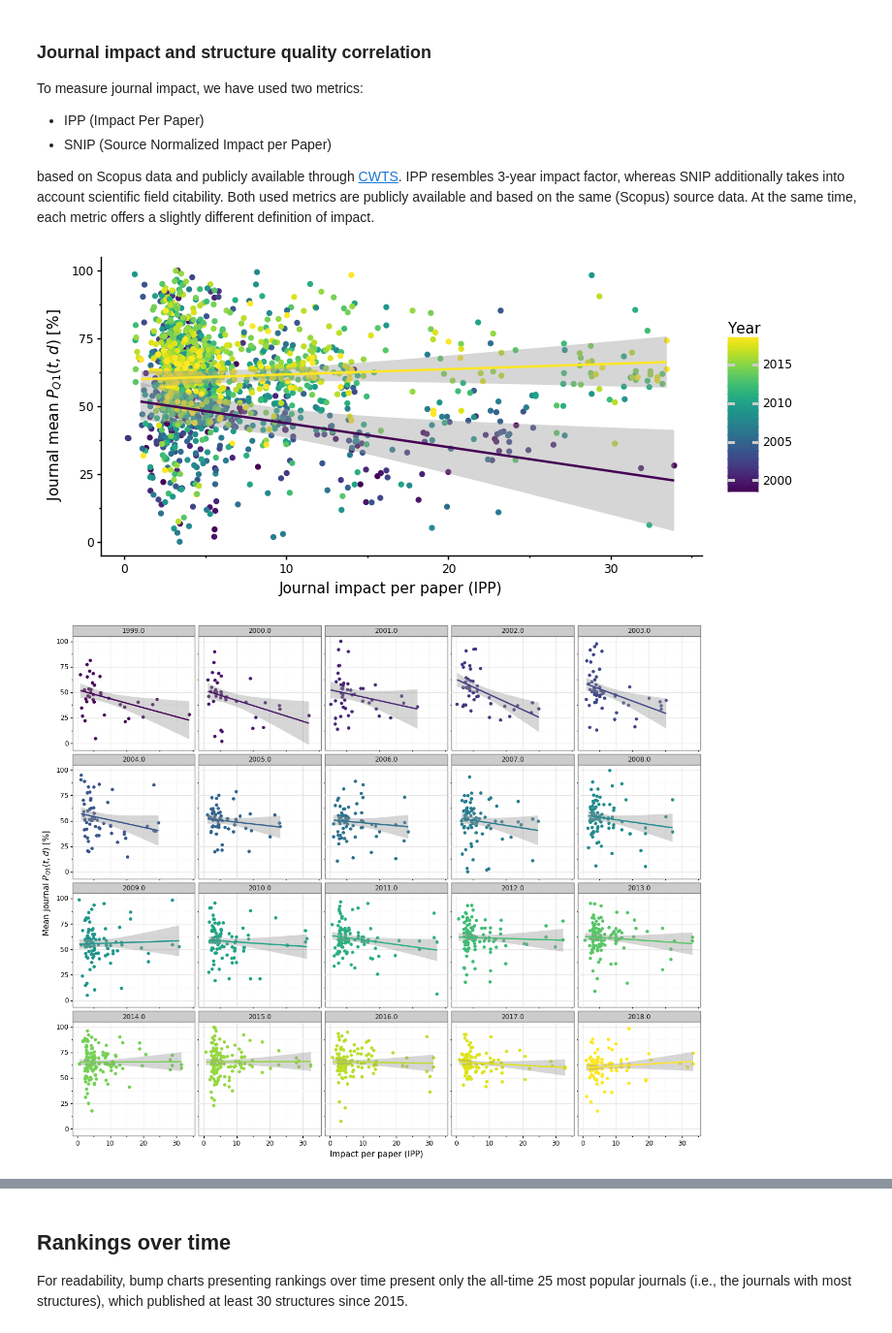
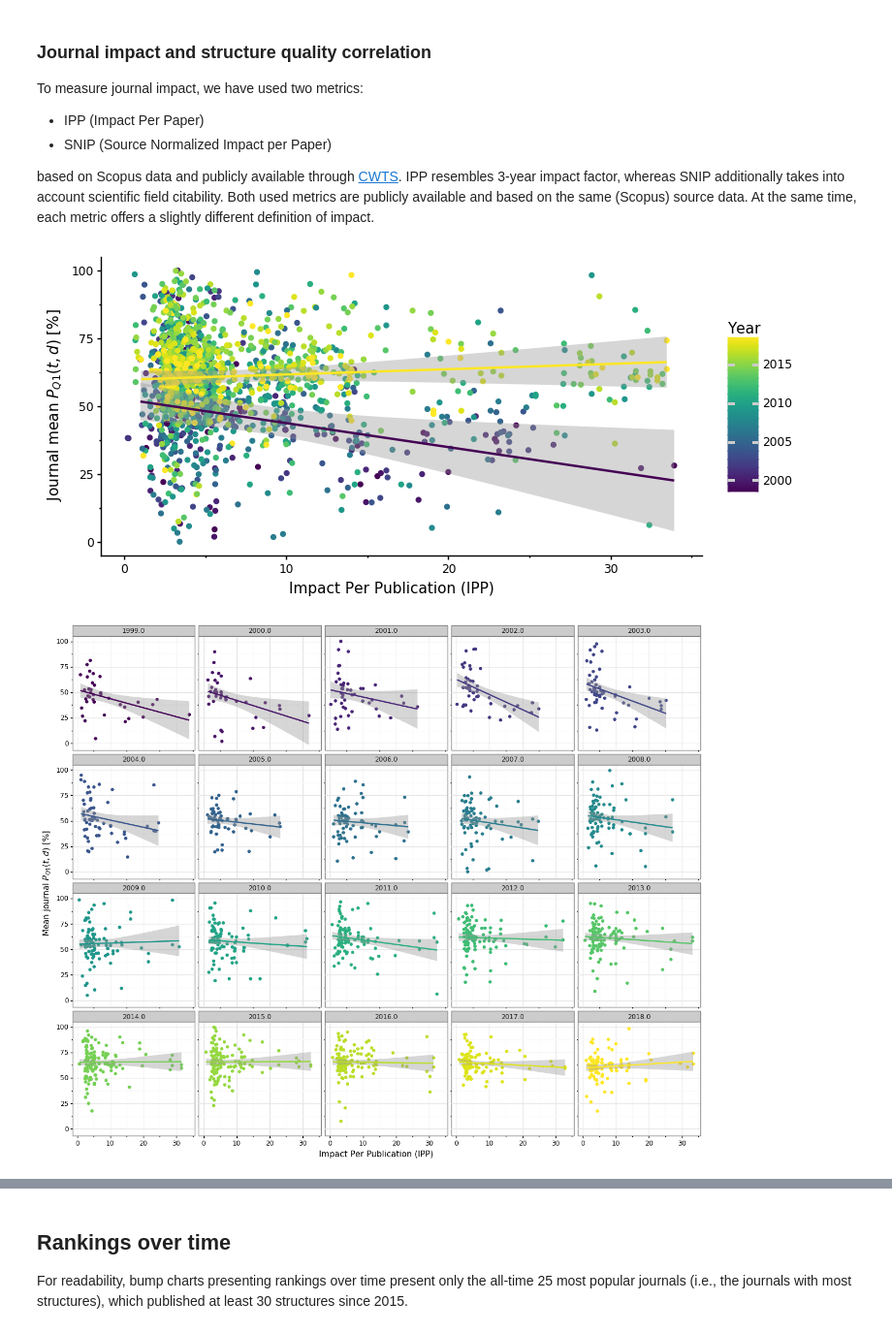
Before and after one commit to dabrze/pdb_structure_quality, a Jupyter notebook: PDB analysis.ipynb, the cells around one changed output, grey strips where cells are left out. Shown at 97% size. Drawn from its saved outputs; the diff is of its cells as text; code cells hidden in the pictures.

```diff
--- a/PDB analysis.ipynb
+++ b/PDB analysis.ipynb
@@ -1103,22 +1103,22 @@ ranking_for_year.loc[:, "Q1(td) percentile"] = ranking_for_year.loc[:, "Q1(td) p
 # %%
 with warnings.catch_warnings():
     warnings.simplefilter("ignore")
     p = (ggplot(ranking_for_year, aes(x="IPP", y="Q1(td) percentile", color="Year")) +
      geom_point() +
      geom_smooth(data=ranking_for_year.loc[ranking_for_year.Year == 1999.0, :], method="lm") +
      geom_smooth(data=ranking_for_year.loc[ranking_for_year.Year == 2018.0, :], method="lm") +
      theme_classic() +
      ylim(0,100) +
      ylab("Journal mean $P_{Q1}(t,d)$ [%]") +
-     xlab("Journal impact per paper (IPP)") +
+     xlab("Impact Per Publication (IPP)") +
      scale_color_cmap("viridis") +
      theme(axis_text_x=element_text(colour="black"), axis_text_y=element_text(colour="black"))
     )
     p.save("results/images/journal_impact_vs_quality.svg")
     p.save("results/images/journal_impact_vs_quality.pdf")
     p.draw();
 # %% [output]
-[figure, old version]
+[figure, new version]
 # %%
 with warnings.catch_warnings():
     warnings.simplefilter("ignore")
@@ -1143,7 +1143,7 @@ with warnings.catch_warnings():
      facet_wrap('~Year', ncol=5) +
      geom_smooth(method="lm") +
      theme_bw() +
-     xlab("Impact per paper (IPP)") +
+     xlab("Impact Per Publication (IPP)") +
      ylab("Mean journal $P_{Q1}(t,d)$ [%]") +
      theme(legend_position = "none", figure_size=(15, 12),
           axis_text_x=element_text(colour="black"), axis_text_y=element_text(colour="black"))
@@ -1152,7 +1152,7 @@ with warnings.catch_warnings():
     p.save("results/images/journal_impact_vs_quality_years.pdf")
     p.draw();
 # %% [output]
-[figure, old version]
+[figure, new version]
 # %%
 from scipy.stats import pearsonr, spearmanr
 plot_years = []
```
Also changed, not shown: parts of 3 cells of this notebook, 43 other files.
